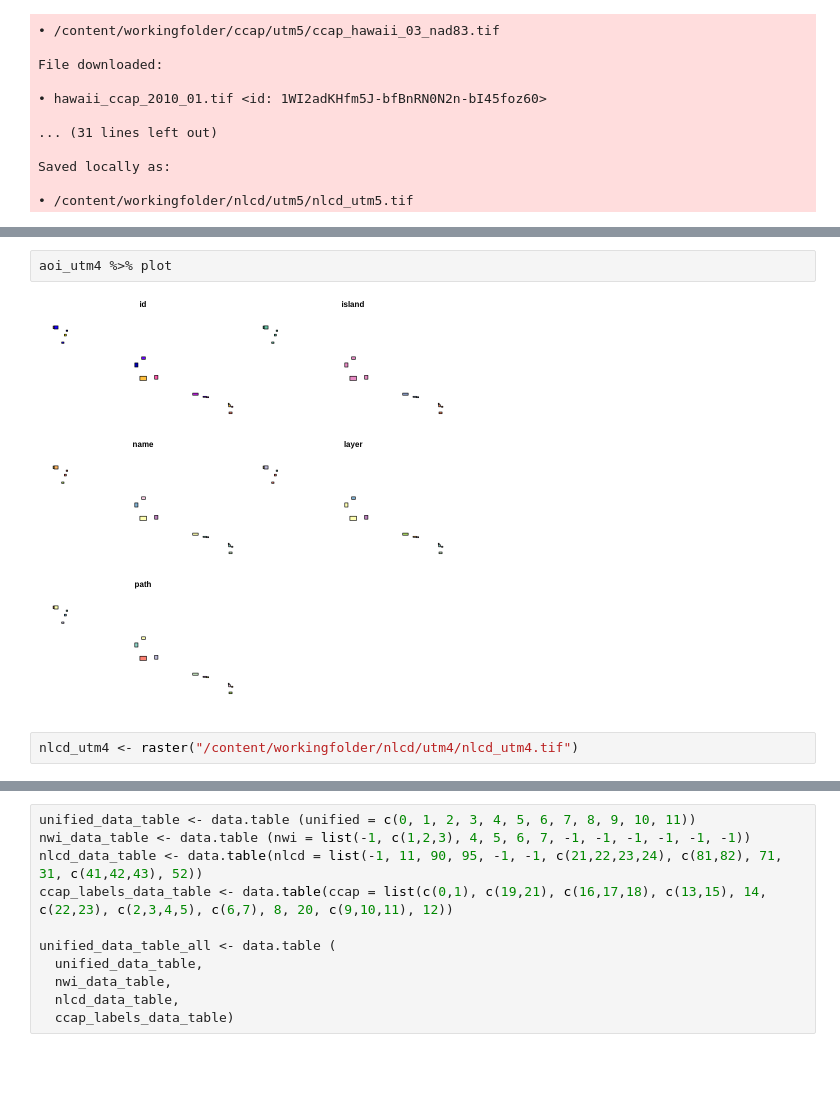
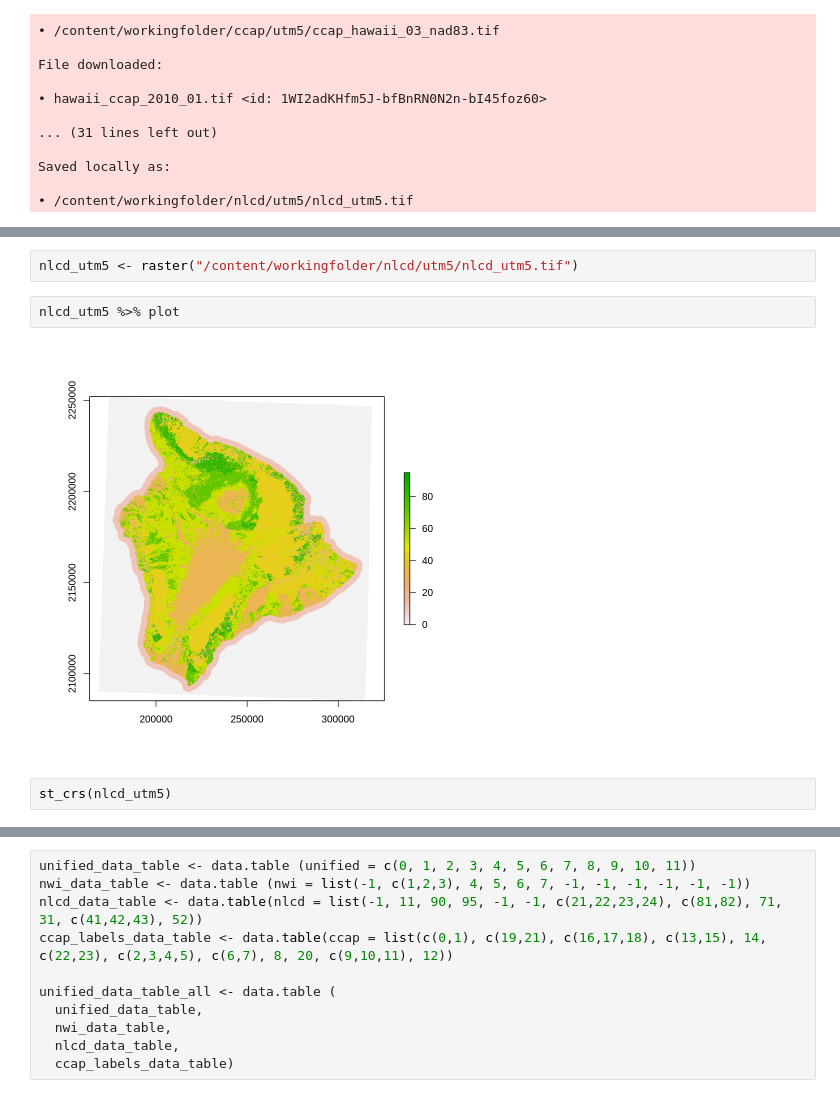
Before and after one commit to MadmanMarble/MadmanMarble, a Jupyter notebook: Export_Planet_TrainingData_2_27_24.ipynb, the cells around one changed output, grey strips where cells are left out. Cells and saved outputs as stored; diff of their text form; blank space fills up the shorter version.

```diff
--- a/Export_Planet_TrainingData_2_27_24.ipynb
+++ b/Export_Planet_TrainingData_2_27_24.ipynb
@@ -476,6 +687,8 @@ Projected CRS: WGS 84 / UTM zone 4N
+# %%
+nlcd_utm5 <- raster("/content/workingfolder/nlcd/utm5/nlcd_utm5.tif")
 # %%
-aoi_utm4 %>% plot
+nlcd_utm5 %>% plot
 # %% [output]
-[figure, old version]
+[figure, new version]
-# %%
-nlcd_utm4 <- raster("/content/workingfolder/nlcd/utm4/nlcd_utm4.tif")
+# %%
+st_crs(nlcd_utm5)
```
Also changed, not shown: parts of 24 cells of this notebook.
